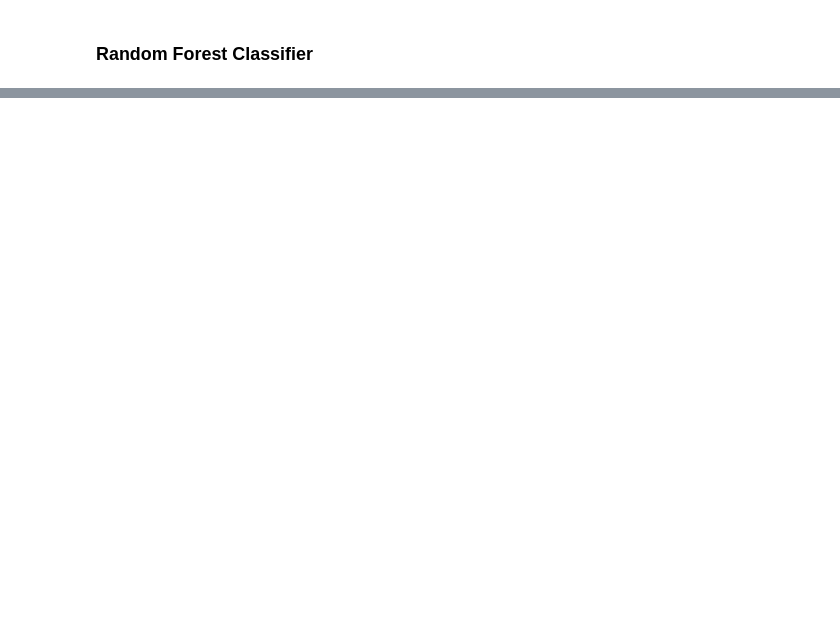
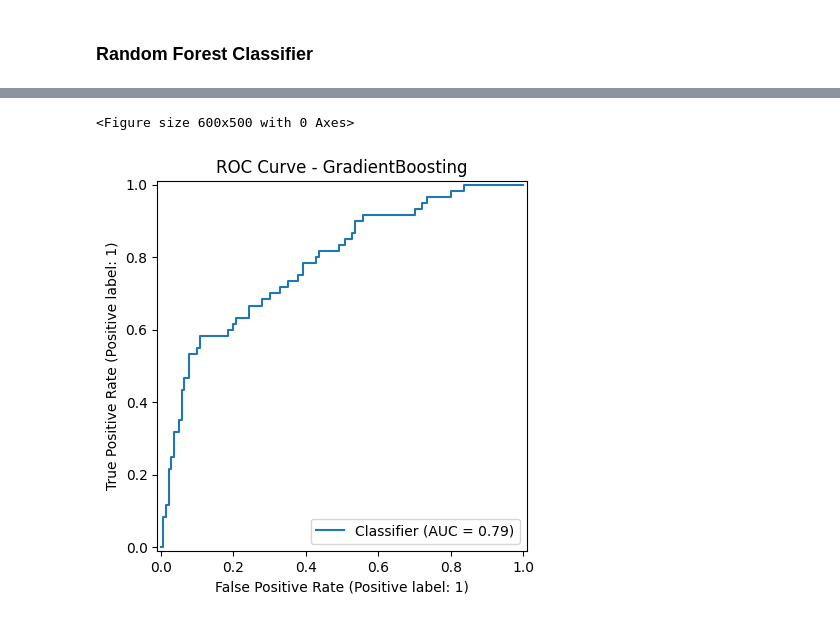
Before and after one commit to Suraj-Sedai/credit-risk-prediction, a Jupyter notebook: notebooks/04_modeling.ipynb, the cells around one changed output, grey strips where cells are left out. Saved outputs shown, nothing was run; the diff lists cells and outputs as text; code cells hidden in the pictures; blank space fills up the shorter version.

Commit message:
Gradient Boosting model✅ and saved the model

```diff
--- a/notebooks/04_modeling.ipynb
+++ b/notebooks/04_modeling.ipynb
@@ -98,0 +121,14 @@ print("\nClassification Report:\n", classification_report(y_test, y_pred_rf))
+# %%
+#Train a simple Gradient model
+
+gb = GradientBoostingClassifier(n_estimators=100, learning_rate=0.1, max_depth=3, random_state=42)
+gb.fit(X_train, y_train)
+
+y_pred_gb = gb.predict(X_test)
+y_proba_gb = gb.predict_proba(X_test)[:, 1]
+
+print("Accuracy:", accuracy_score(y_test, y_pred_gb))
+print("ROC AUC:", roc_auc_score(y_test, y_proba_gb))
+print("\nClassification Report:\n", classification_report(y_test, y_pred_gb))
+#Confusion Matrix
+print("Confusion Matrix:\n", confusion_matrix(y_test, y_pred_gb))
@@ -98,0 +152,10 @@ print("\nClassification Report:\n", classification_report(y_test, y_pred_rf))
+# %%
+from sklearn.metrics import RocCurveDisplay, PrecisionRecallDisplay
+
+plt.figure(figsize=(6,5))
+RocCurveDisplay.from_predictions(y_test, y_proba_gb)
+plt.title("ROC Curve - GradientBoosting")
+plt.show()
+# %% [output]
+<Figure size 600x500 with 0 Axes>
+[figure, added]
```
Also changed, not shown: parts of 14 cells of this notebook, 4 other files.
